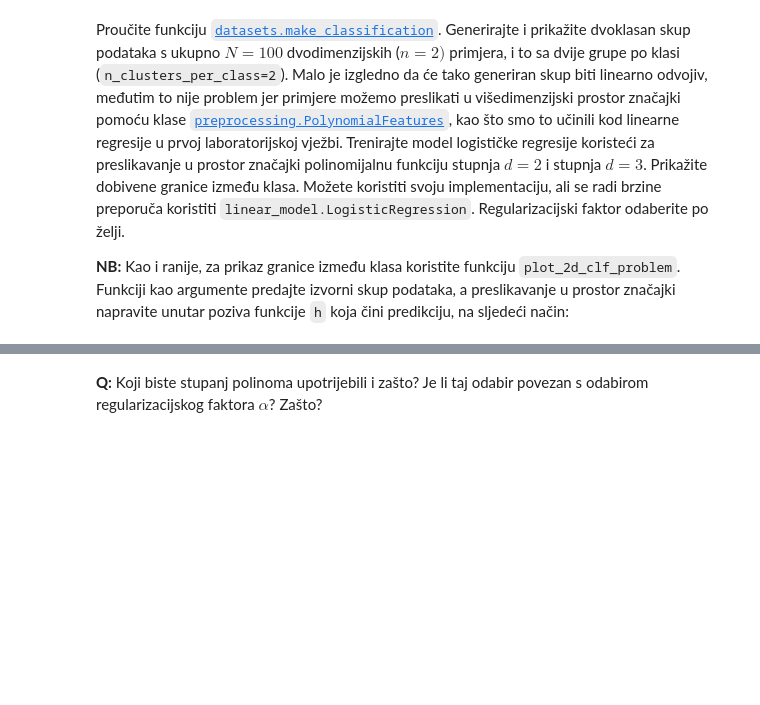
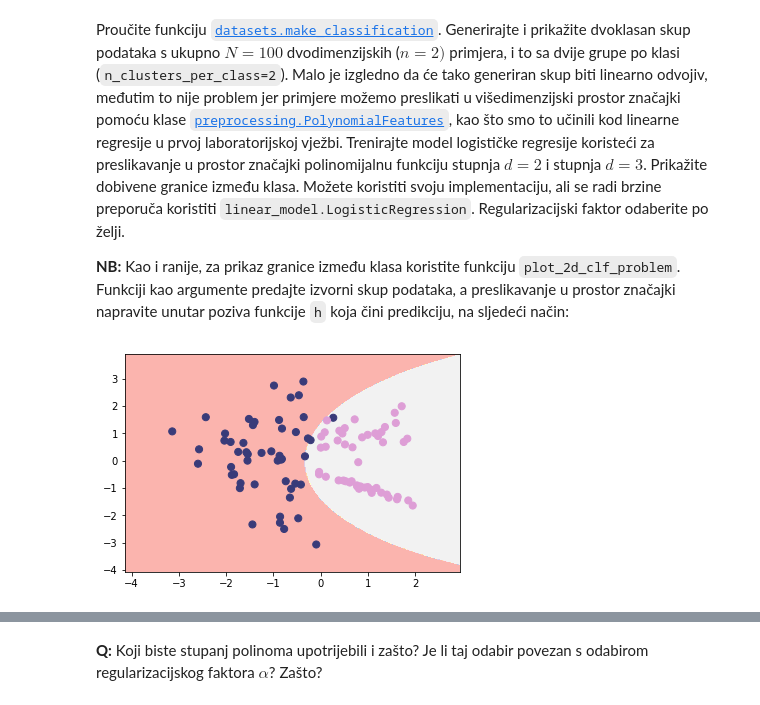
Before and after one commit to almer101/ML-course-2019, a Jupyter notebook: SU-2019-LAB02-LDM-LR.ipynb, the cells around one changed output, grey strips where cells are left out. Drawn from its saved outputs; the diff is of its cells as text; code cells hidden in the pictures; blank space fills up the shorter version.

```diff
--- a/SU-2019-LAB02-LDM-LR.ipynb
+++ b/SU-2019-LAB02-LDM-LR.ipynb
@@ -501,4 +503,20 @@ ax2.legend()
 Proučite funkciju [`datasets.make_classification`](http://scikit-learn.org/stable/modules/generated/sklearn.datasets.make_classification.html). Generirajte i prikažite dvoklasan skup podataka s ukupno $N=100$ dvodimenzijskih ($n=2)$ primjera, i to sa dvije grupe po klasi (`n_clusters_per_class=2`). Malo je izgledno da će tako generiran skup biti linearno odvojiv, međutim to nije problem jer primjere možemo preslikati u višedimenzijski prostor značajki pomoću klase [`preprocessing.PolynomialFeatures`](http://scikit-learn.org/stable/modules/generated/sklearn.preprocessing.PolynomialFeatures.html), kao što smo to učinili kod linearne regresije u prvoj laboratorijskoj vježbi. Trenirajte model logističke regresije koristeći za preslikavanje u prostor značajki polinomijalnu funkciju stupnja $d=2$ i stupnja $d=3$. Prikažite dobivene granice između klasa. Možete koristiti svoju implementaciju, ali se radi brzine preporuča koristiti `linear_model.LogisticRegression`. Regularizacijski faktor odaberite po želji.
 
 **NB:** Kao i ranije, za prikaz granice između klasa koristite funkciju `plot_2d_clf_problem`. Funkciji kao argumente predajte izvorni skup podataka, a preslikavanje u prostor značajki napravite unutar poziva funkcije `h` koja čini predikciju, na sljedeći način:
+# %%
+from sklearn.linear_model import LogisticRegression
+from sklearn.preprocessing import PolynomialFeatures
+
+X, y = make_classification(n_features=2, n_informative=2, n_redundant=0, n_clusters_per_class=2)
+plot_2d_clf_problem(X, y)
+
+poly = PolynomialFeatures(2)
+phi = poly.fit_transform(X)
+
+model = LogisticRegression(solver="lbfgs")
+model.fit(phi, y)
+
+mlutils.plot_2d_clf_problem(X, y, lambda x : model.predict(poly.transform(x)))
+# %% [output]
+[figure, added]
 # %%
```
Also changed, not shown: parts of 8 cells of this notebook.
